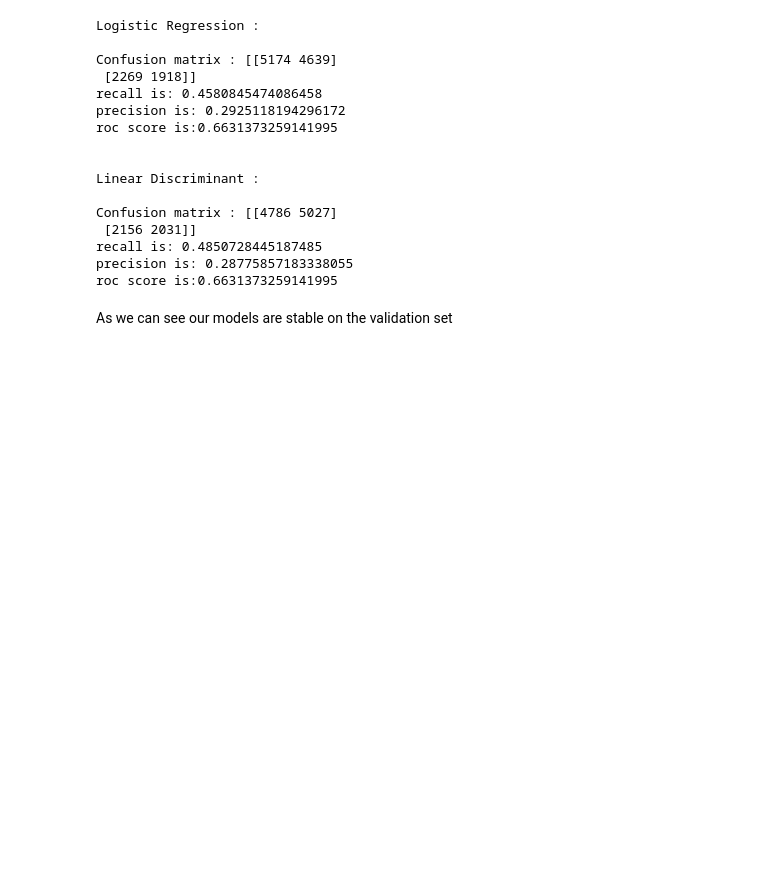
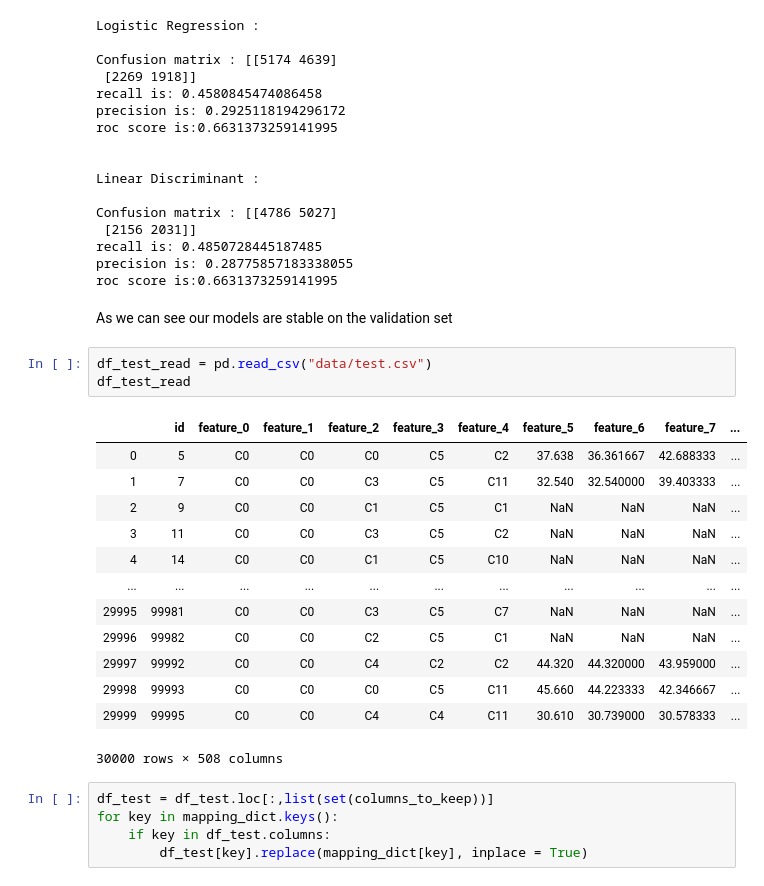
Before and after one commit to ilyasssed/Netflix-Appetency, a Jupyter notebook: Classification.ipynb, the cells around one changed output. Cells and saved outputs as stored; diff of their text form; blank space fills up the shorter version.

```diff
--- a/Classification.ipynb
+++ b/Classification.ipynb
@@ -716,3 +716,25 @@ precision is: 0.28775857183338055
 roc score is:0.6631373259141995
 # %% [markdown]
 As we can see our models are stable on the validation set
+# %%
+df_test_read = pd.read_csv("data/test.csv")
+df_test_read
+# %% [output]
+|  | id | feature_0 | feature_1 | feature_2 | feature_3 | feature_4 | feature_5 | feature_6 | feature_7 | ... |
+| 0 | 5 | C0 | C0 | C0 | C5 | C2 | 37.638 | 36.361667 | 42.688333 | ... |
+| 1 | 7 | C0 | C0 | C3 | C5 | C11 | 32.540 | 32.540000 | 39.403333 | ... |
+| 2 | 9 | C0 | C0 | C1 | C5 | C1 | NaN | NaN | NaN | ... |
+| 3 | 11 | C0 | C0 | C3 | C5 | C2 | NaN | NaN | NaN | ... |
+| 4 | 14 | C0 | C0 | C1 | C5 | C10 | NaN | NaN | NaN | ... |
+| ... | ... | ... | ... | ... | ... | ... | ... | ... | ... | ... |
+| 29995 | 99981 | C0 | C0 | C3 | C5 | C7 | NaN | NaN | NaN | ... |
+| 29996 | 99982 | C0 | C0 | C2 | C5 | C1 | NaN | NaN | NaN | ... |
+| 29997 | 99992 | C0 | C0 | C4 | C2 | C2 | 44.320 | 44.320000 | 43.959000 | ... |
+| 29998 | 99993 | C0 | C0 | C0 | C5 | C11 | 45.660 | 44.223333 | 42.346667 | ... |
+| 29999 | 99995 | C0 | C0 | C4 | C4 | C11 | 30.610 | 30.739000 | 30.578333 | ... |
+30000 rows × 508 columns
+# %%
+df_test = df_test.loc[:,list(set(columns_to_keep))]
+for key in mapping_dict.keys():
+    if key in df_test.columns:
+        df_test[key].replace(mapping_dict[key], inplace = True)
```
Also changed, not shown: parts of 30 cells of this notebook.
